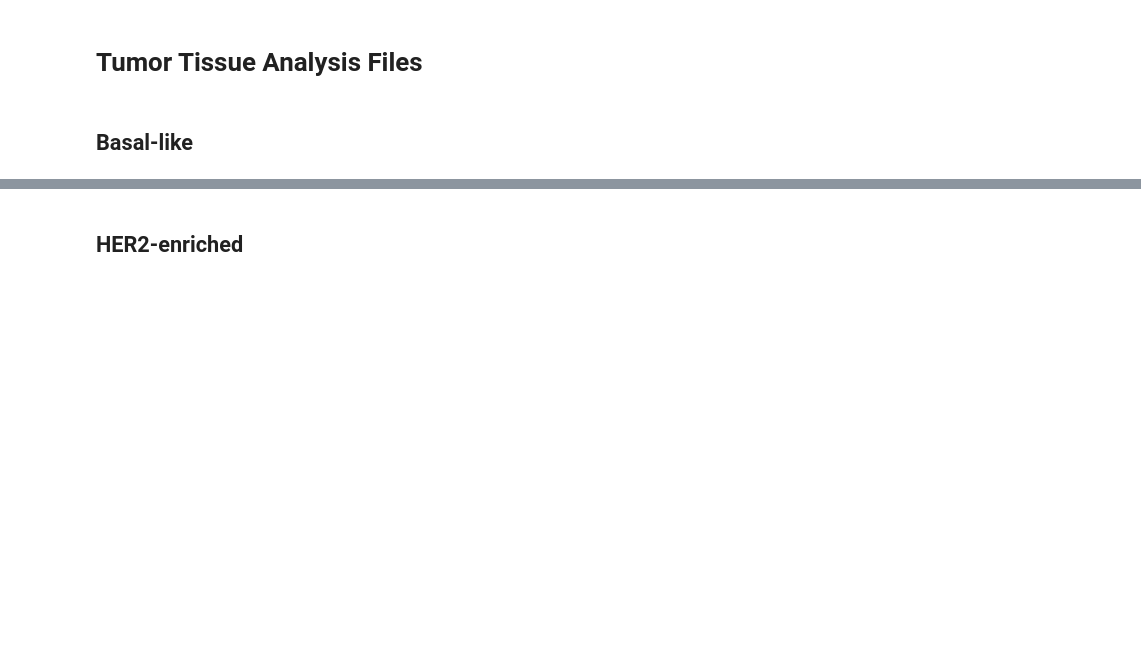
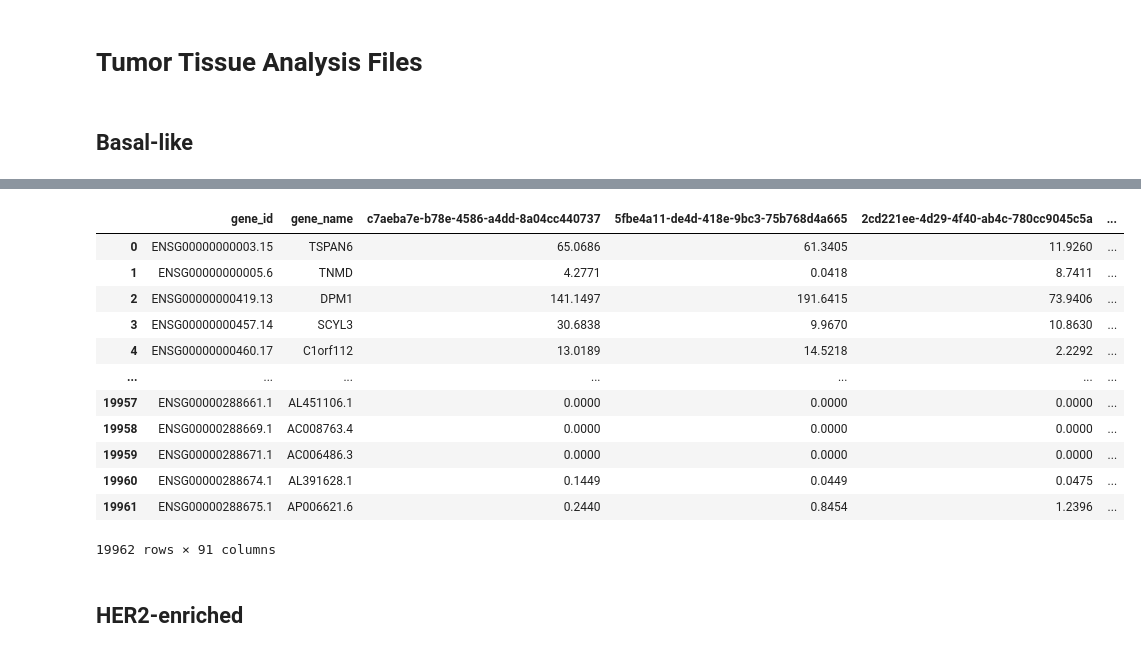
Before and after one commit to MylenaRoberta/pan-cancer-analysis, a Jupyter notebook: notebooks/tcga-brca/04_brca-files-processing.ipynb, the cells around one changed output, grey strips where cells are left out. Drawn from its saved outputs; the diff is of its cells as text; code cells hidden in the pictures; blank space fills up the shorter version.

```diff
--- a/notebooks/tcga-brca/04_brca-files-processing.ipynb
+++ b/notebooks/tcga-brca/04_brca-files-processing.ipynb
@@ -199,3 +271,19 @@ df_rna_basal_reads
+# %%
+df_rna_basal_norm_reads
+# %% [output]
+|  | gene_id | gene_name | c7aeba7e-b78e-4586-a4dd-8a04cc440737 | 5fbe4a11-de4d-418e-9bc3-75b768d4a665 | 2cd221ee-4d29-4f40-ab4c-780cc9045c5a | ... |
+| 0 | ENSG00000000003.15 | TSPAN6 | 65.0686 | 61.3405 | 11.9260 | ... |
+| 1 | ENSG00000000005.6 | TNMD | 4.2771 | 0.0418 | 8.7411 | ... |
+| 2 | ENSG00000000419.13 | DPM1 | 141.1497 | 191.6415 | 73.9406 | ... |
+| 3 | ENSG00000000457.14 | SCYL3 | 30.6838 | 9.9670 | 10.8630 | ... |
+| 4 | ENSG00000000460.17 | C1orf112 | 13.0189 | 14.5218 | 2.2292 | ... |
+| ... | ... | ... | ... | ... | ... | ... |
+| 19957 | ENSG00000288661.1 | AL451106.1 | 0.0000 | 0.0000 | 0.0000 | ... |
+| 19958 | ENSG00000288669.1 | AC008763.4 | 0.0000 | 0.0000 | 0.0000 | ... |
+| 19959 | ENSG00000288671.1 | AC006486.3 | 0.0000 | 0.0000 | 0.0000 | ... |
+| 19960 | ENSG00000288674.1 | AL391628.1 | 0.1449 | 0.0449 | 0.0475 | ... |
+| 19961 | ENSG00000288675.1 | AP006621.6 | 0.2440 | 0.8454 | 1.2396 | ... |
+19962 rows × 91 columns
 # %% [markdown]
 ## HER2-enriched
 # %%
```
Also changed, not shown: parts of 33 cells of this notebook, 30 other files.
